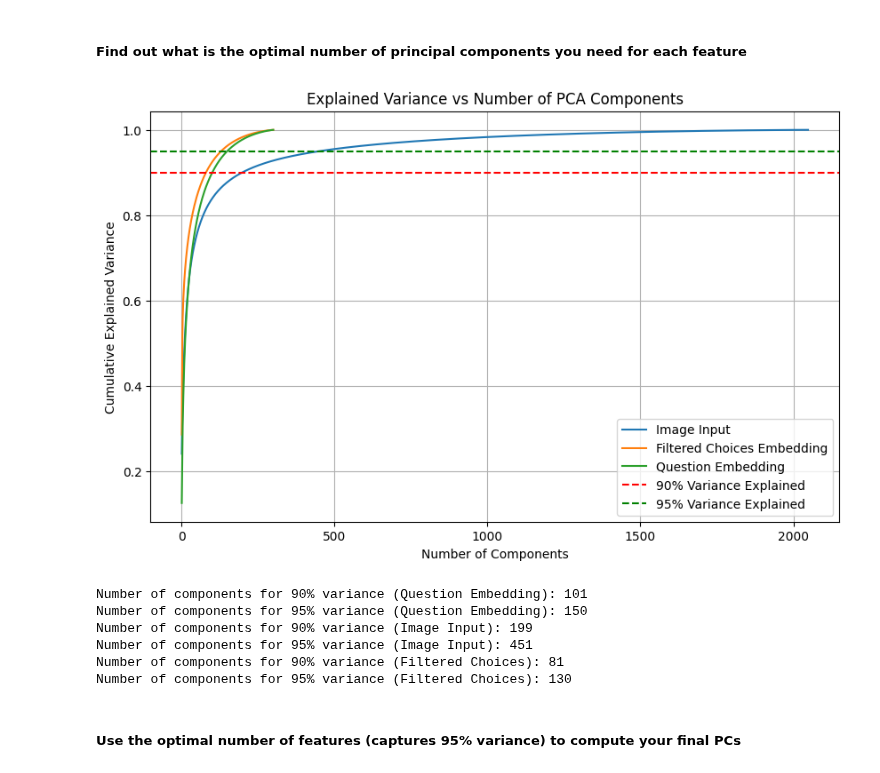
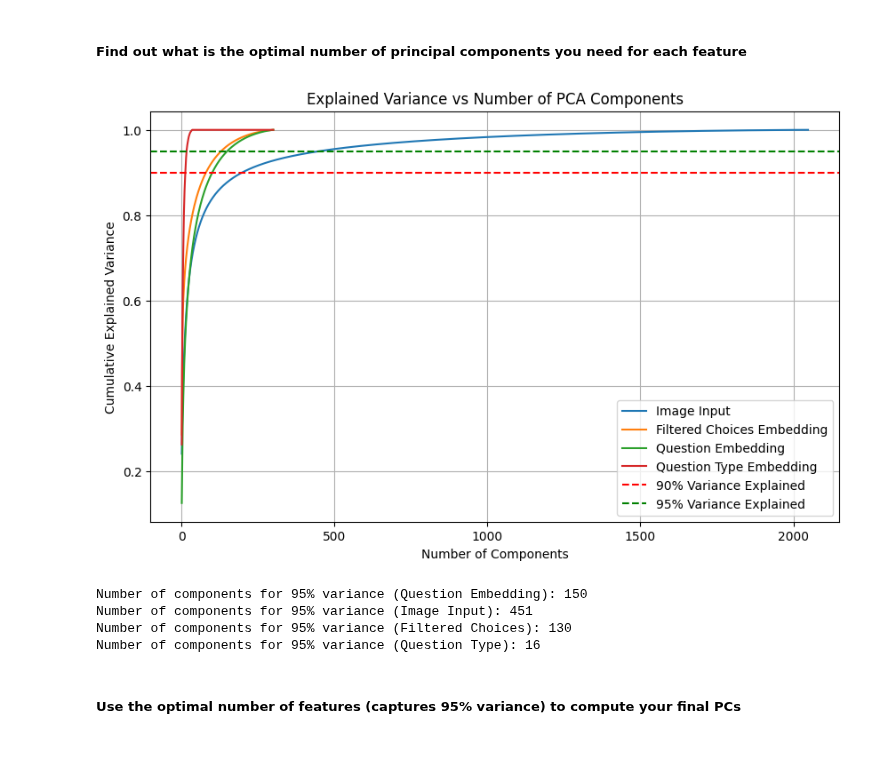
Before and after one commit to nilanahar/MMAI_894_DeepLearning_Project_TeamRosedale, a Jupyter notebook: MMAI_894_Team_Project_ResNet+GoogleWord2Vec.ipynb, the cells around one changed output. Saved outputs shown, nothing was run; the diff lists cells and outputs as text; code cells hidden in the pictures.

```diff
--- a/MMAI_894_Team_Project_ResNet+GoogleWord2Vec.ipynb
+++ b/MMAI_894_Team_Project_ResNet+GoogleWord2Vec.ipynb
@@ -763,46 +753,48 @@ explained_variance_ratio_filtered_choices = np.cumsum(pca_filtered_choices_full.
 pca_question_full = PCA().fit(np.vstack(X_train['question_embedding'].values))
 explained_variance_ratio_question = np.cumsum(pca_question_full.explained_variance_ratio_)
 
+pca_question_type_full = PCA().fit(np.vstack(X_train['question_type_embedding'].values))
+explained_variance_ratio_question_type = np.cumsum(pca_question_type_full.explained_variance_ratio_)
 
 # Plot cumulative explained variance for image input
 plt.figure(figsize=(10, 6))
 plt.plot(np.arange(1, len(explained_variance_ratio_image) + 1), explained_variance_ratio_image, label='Image Input')
 plt.plot(np.arange(1, len(explained_variance_ratio_filtered_choices) + 1), explained_variance_ratio_filtered_choices, label='Filtered Choices Embedding')
 plt.plot(np.arange(1, len(explained_variance_ratio_question) + 1), explained_variance_ratio_question, label='Question Embedding')
+plt.plot(np.arange(1, len(explained_variance_ratio_question_type) + 1), explained_variance_ratio_question_type, label='Question Type Embedding')
 plt.xlabel('Number of Components')
 plt.ylabel('Cumulative Explained Variance')
 plt.title('Explained Variance vs Number of PCA Components')
 plt.axhline(y=0.90, color='r', linestyle='--', label='90% Variance Explained')
 plt.axhline(y=0.95, color='g', linestyle='--', label='95% Variance Explained')
 plt.legend()
 plt.grid(True)
 plt.show()
 
 # Determine the number of components for 90% and 95% explained variance
 n_components_image_90 = np.argmax(explained_variance_ratio_image >= 0.90) + 1
 n_components_image_95 = np.argmax(explained_variance_ratio_image >= 0.95) + 1
 
 n_components_filtered_choices_90 = np.argmax(explained_variance_ratio_filtered_choices >= 0.90) + 1
 n_components_filtered_choices_95 = np.argmax(explained_variance_ratio_filtered_choices >= 0.95) + 1
 
 # Determine the number of components for 90% and 95% explained variance
 n_components_question_90 = np.argmax(explained_variance_ratio_question >= 0.90) + 1
 n_components_question_95 = np.argmax(explained_variance_ratio_question >= 0.95) + 1
 
-print(f"Number of components for 90% variance (Question Embedding): {n_components_question_90}")
+n_components_question_type_90 = np.argmax(explained_variance_ratio_question_type >= 0.90) + 1
+n_components_question_type_95 = np.argmax(explained_variance_ratio_question_type >= 0.95)
+
 print(f"Number of components for 95% variance (Question Embedding): {n_components_question_95}")
-print(f"Number of components for 90% variance (Image Input): {n_components_image_90}")
 print(f"Number of components for 95% variance (Image Input): {n_components_image_95}")
-print(f"Number of components for 90% variance (Filtered Choices): {n_components_filtered_choices_90}")
 print(f"Number of components for 95% variance (Filtered Choices): {n_components_filtered_choices_95}")
+print(f"Number of components for 95% variance (Question Type): {n_components_question_type_95}")
 # %% [output]
-[figure, old version]
+[figure, new version]
-Number of components for 90% variance (Question Embedding): 101
 Number of components for 95% variance (Question Embedding): 150
-Number of components for 90% variance (Image Input): 199
 Number of components for 95% variance (Image Input): 451
-Number of components for 90% variance (Filtered Choices): 81
 Number of components for 95% variance (Filtered Choices): 130
+Number of components for 95% variance (Question Type): 16
 # %% [markdown]
 ##### Use the optimal number of features (captures 95% variance) to compute your final PCs
 # %%
```
Also changed, not shown: parts of 8 cells of this notebook.
